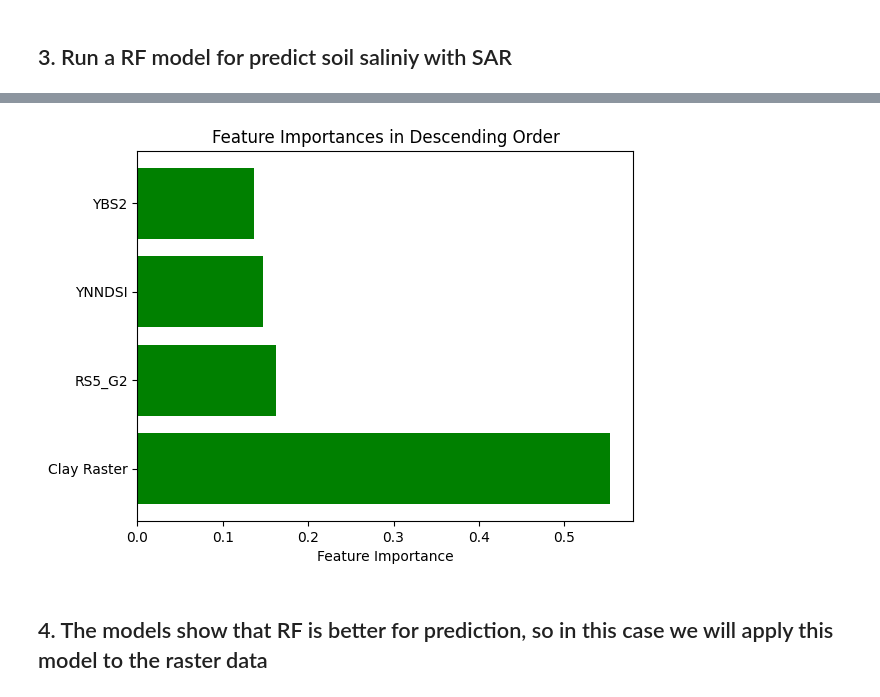
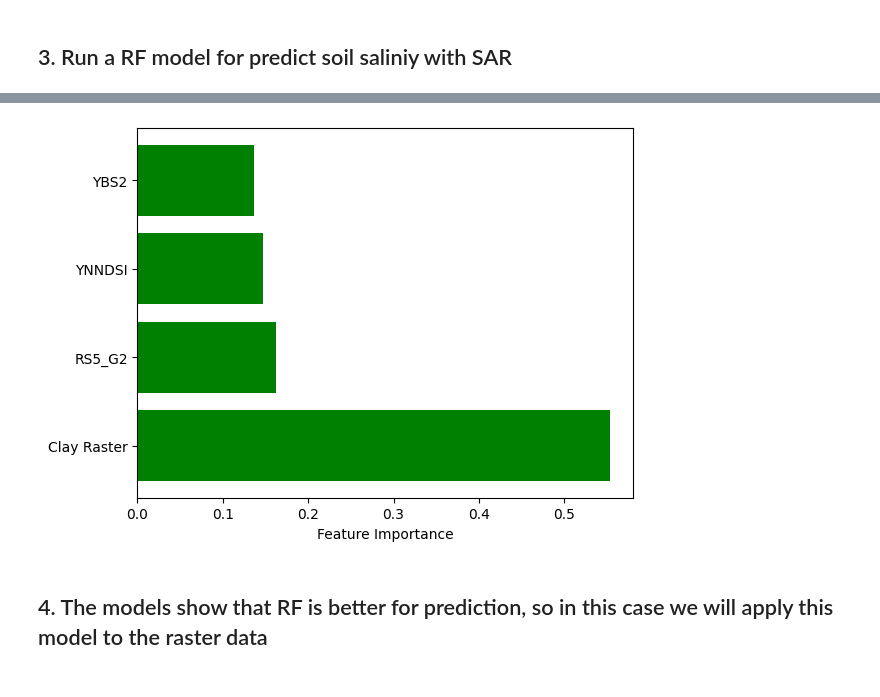
Before and after one commit to Emmanuel461/PML_2023_2024, a Jupyter notebook: Final_work/Codes/3.Modeling.ipynb, the cells around one changed output, grey strips where cells are left out. Drawn from its saved outputs; the diff is of its cells as text; code cells hidden in the pictures.

```diff
--- a/Final_work/Codes/3.Modeling.ipynb
+++ b/Final_work/Codes/3.Modeling.ipynb
@@ -396,30 +396,30 @@ RMSE on all data: 19.523955407043513
 # %%
 # Obtener las importancias de características
 importance_values = rf_model.feature_importances_
 importance_names = X.columns
 
 # Create a list of tuples with feature names and their importances
 importance_pairs = list(zip(importance_names, importance_values))
 
 # Sort the list of tuples in descending order based on the importance
 importance_pairs = sorted(importance_pairs, key=lambda x: x[1], reverse=True)
 
 importance_data_frame = pd.DataFrame(importance_pairs, columns=['Feature', 'Importance'])
 
 # Plot the sorted list of tuples
 import matplotlib.pyplot as plt
 
 fig, ax = plt.subplots()
 
 # Unzip the sorted list of tuples and plot the feature names and importances
 for feature_name, importance in importance_pairs:
     ax.barh(feature_name, importance, color='green')
 
 plt.xlabel("Feature Importance")
-plt.title("Feature Importances in Descending Order")
+plt.title("")
 plt.show()
 # %% [output]
-[figure, old version]
+[figure, new version]
 # %% [markdown]
 ## 4. The models show that RF is better for prediction, so in this case we will apply this model to the raster data
 # %%
```
Also changed, not shown: parts of 6 cells of this notebook, 9 other files.
